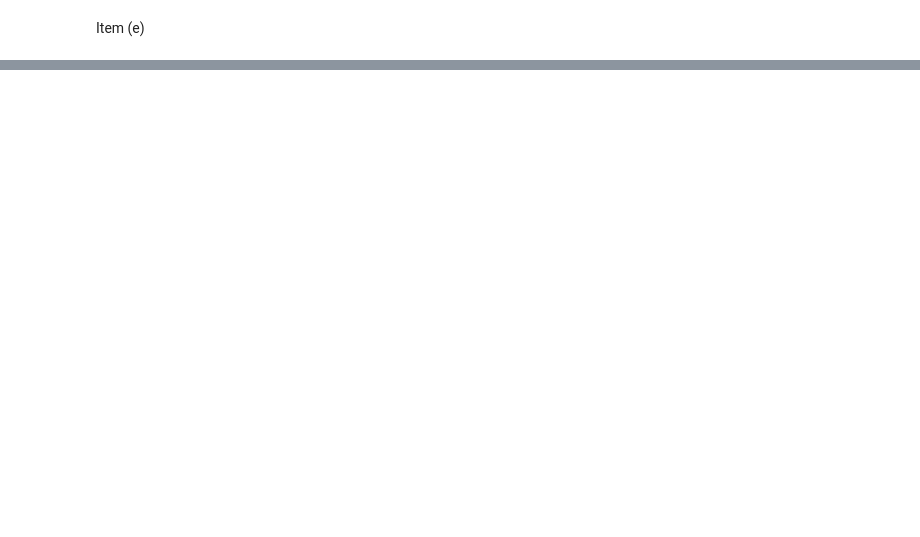
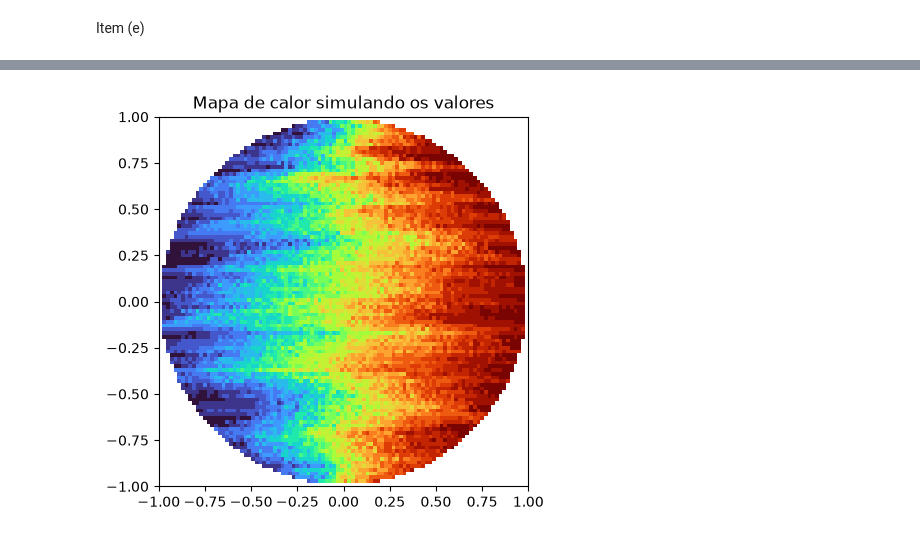
Before and after one commit to SilverPhone784/Trabalho-de-Programacao-Estatistica, a Jupyter notebook: Questao_2.ipynb, the cells around one changed output, grey strips where cells are left out. Saved outputs shown, nothing was run; the diff lists cells and outputs as text; code cells hidden in the pictures; blank space fills up the shorter version.

```diff
--- a/Questao_2.ipynb
+++ b/Questao_2.ipynb
@@ -165,0 +181,31 @@ plt.show()
+# %%
+dimensao = 100
+x = np.linspace(-1, 1, dimensao)
+y = np.linspace(-1, 1, dimensao)
+
+X, Y = np.meshgrid(x,y)
+
+Matriz = np.zeros_like(X)
+
+seed = 0
+for i in range(dimensao):
+    for j in range(dimensao):
+        xi, yi = X[i, j], Y[i, j]
+
+        if(xi**2 + yi**2 < 1):
+            Matriz[i, j] = simulacao(xi, yi, 20, seed)[0]
+            seed += 1
+
+        else:
+            Matriz[i,j] = None
+
+plt.imshow(
+    Matriz,
+    cmap="turbo", # Paleta de cor
+    extent=[-1, 1, -1, 1] # Escala
+)
+
+plt.title("Mapa de calor simulando os valores")
+plt.show()
+# %% [output]
+[figure, added]
```
Also changed, not shown: parts of 4 cells of this notebook.
